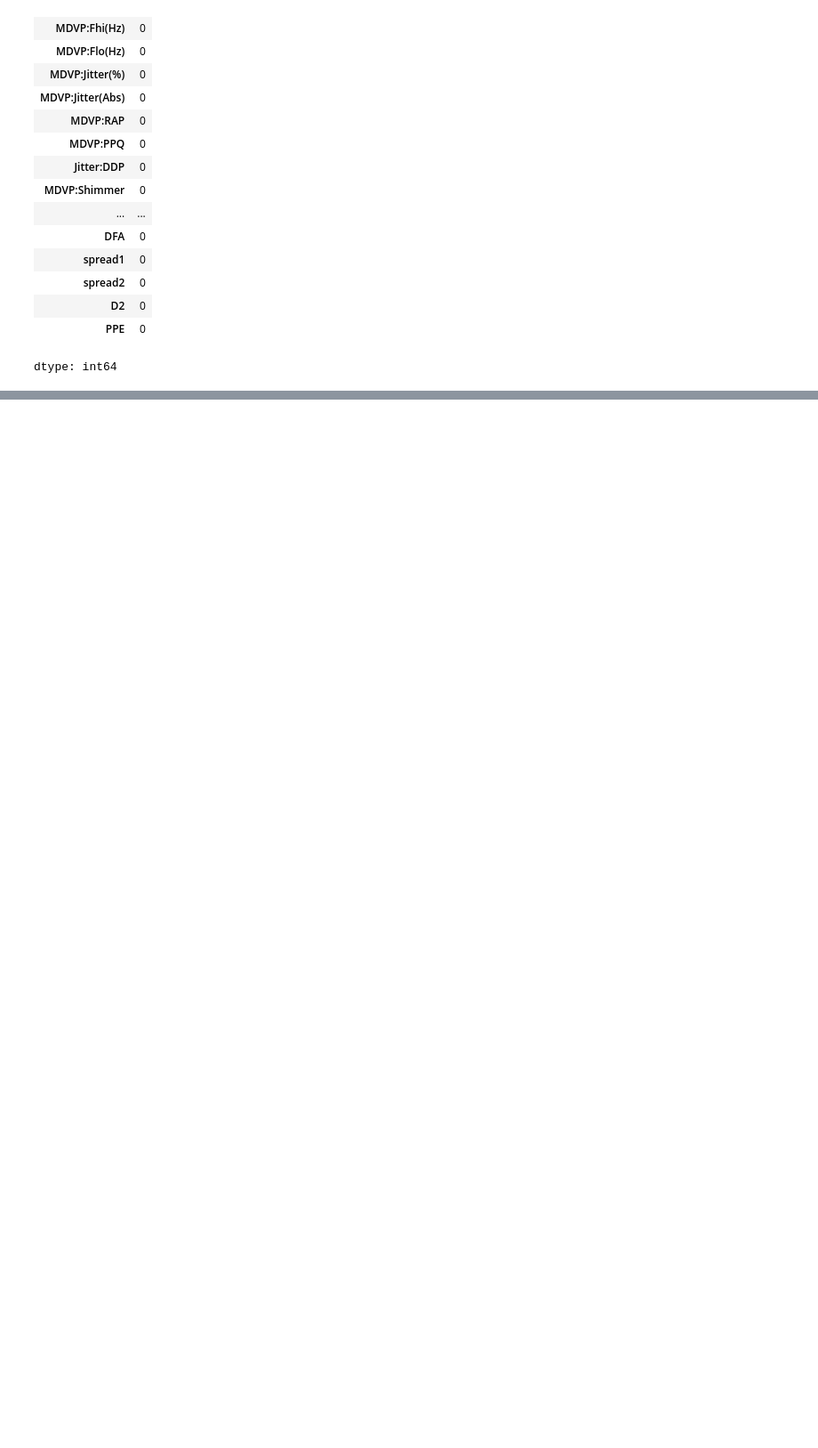
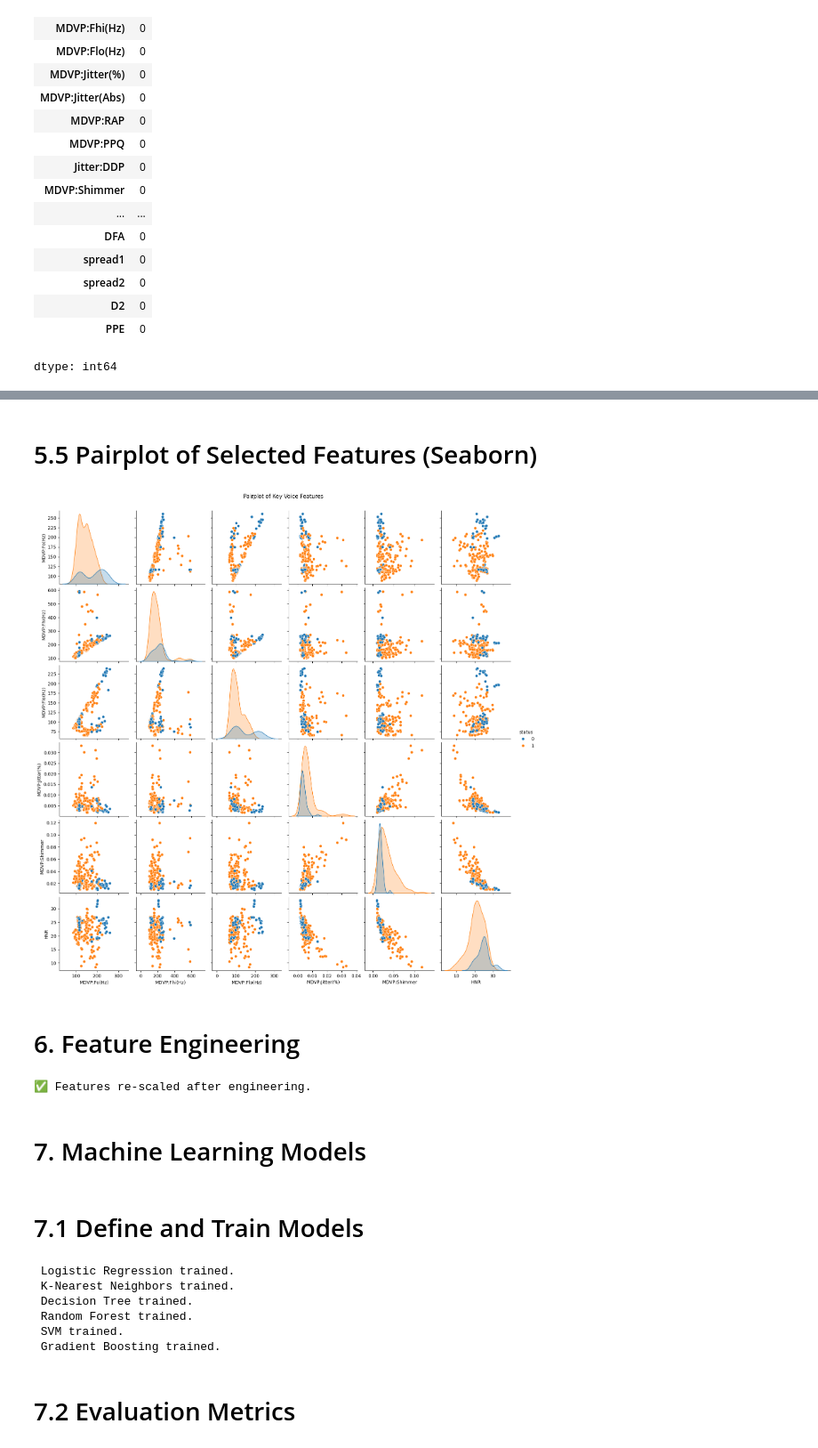
Before and after one commit to usama488/Data-science, a Jupyter notebook: (EDA)_on_Parkinson’s_Disease_Dataset.ipynb, the cells around one changed output, grey strips where cells are left out. Shown at 89% size. Saved outputs shown, nothing was run; the diff lists cells and outputs as text; code cells hidden in the pictures; blank space fills up the shorter version.

```diff
--- a/(EDA)_on_Parkinson’s_Disease_Dataset.ipynb
+++ b/(EDA)_on_Parkinson’s_Disease_Dataset.ipynb
@@ -110,7 +132,3 @@ df.isnull().sum()
 | D2 | 0 |
 | PPE | 0 |
 dtype: int64
-# %%
-# Drop name column (not useful for EDA)
-df.drop(columns=['name'], inplace=True)
-df.isnull().sum()
@@ -215,0 +135,5 @@ Correlation Matrix of Voice Features:
+# %%
+# Check for duplicate rows
+print(f"Duplicate rows: {df.duplicated().sum()}")
+df = df.drop_duplicates().reset_index(drop=True)
+print(f"Shape after removing duplicates: {df.shape}")
@@ -215,0 +144,4 @@ Correlation Matrix of Voice Features:
+# %%
+if 'name' in df.columns:
+    df = df.drop('name', axis=1)
+print("Columns after dropping 'name':", df.columns.tolist())
@@ -215,0 +212,13 @@ Correlation Matrix of Voice Features:
+# %%
+# Select a few important features
+selected = ['MDVP:Fo(Hz)', 'MDVP:Fhi(Hz)', 'MDVP:Flo(Hz)', 'MDVP:Jitter(%)', 'MDVP:Shimmer', 'HNR']
+
+fig = make_subplots(rows=2, cols=3, subplot_titles=selected)
+
+for i, col in enumerate(selected):
+    row = i // 3 + 1
+    col_pos = i % 3 + 1
+    fig.add_trace(go.Box(x=df['status'], y=df[col], name=col, showlegend=False), row=row, col=col_pos)
+
+fig.update_layout(height=600, title_text='Voice Feature Distribution: PD vs Healthy')
+fig.show()
@@ -215,0 +242,11 @@ Correlation Matrix of Voice Features:
+# %% [markdown]
+# 5.5 Pairplot of Selected Features (Seaborn)
+# %%
+# Pairplot for a small subset
+sns.pairplot(df[selected + ['status']], hue='status', diag_kind='kde')
+plt.suptitle('Pairplot of Key Voice Features', y=1.02)
+plt.show()
+# %% [output]
+[figure, added]
+# %% [markdown]
+# 6. Feature Engineering
@@ -215,0 +257,13 @@ Correlation Matrix of Voice Features:
+# %%
+# Re‑split after feature engineering
+X_train, X_test, y_train, y_test = train_test_split(X, y, test_size=0.2, random_state=42, stratify=y)
+scaler = StandardScaler()
+X_train_scaled = scaler.fit_transform(X_train)
+X_test_scaled = scaler.transform(X_test)
+print("✅ Features re‑scaled after engineering.")
+# %% [output]
+✅ Features re‑scaled after engineering.
+# %% [markdown]
+# 7. Machine Learning Models
+# %% [markdown]
+# 7.1 Define and Train Models
@@ -215,0 +279,22 @@ Correlation Matrix of Voice Features:
+# %%
+predictions = {}
+probabilities = {}
+trained_models = {}
+
+for name, model in models.items():
+    model.fit(X_train_scaled, y_train)
+    y_pred = model.predict(X_test_scaled)
+    y_prob = model.predict_proba(X_test_scaled)[:, 1]
+    predictions[name] = y_pred
+    probabilities[name] = y_prob
+    trained_models[name] = model
+    print(f" {name} trained.")
+# %% [output]
+ Logistic Regression trained.
+ K‑Nearest Neighbors trained.
+ Decision Tree trained.
+ Random Forest trained.
+ SVM trained.
+ Gradient Boosting trained.
+# %% [markdown]
+# 7.2 Evaluation Metrics
```
Also changed, not shown: parts of 62 cells of this notebook.
